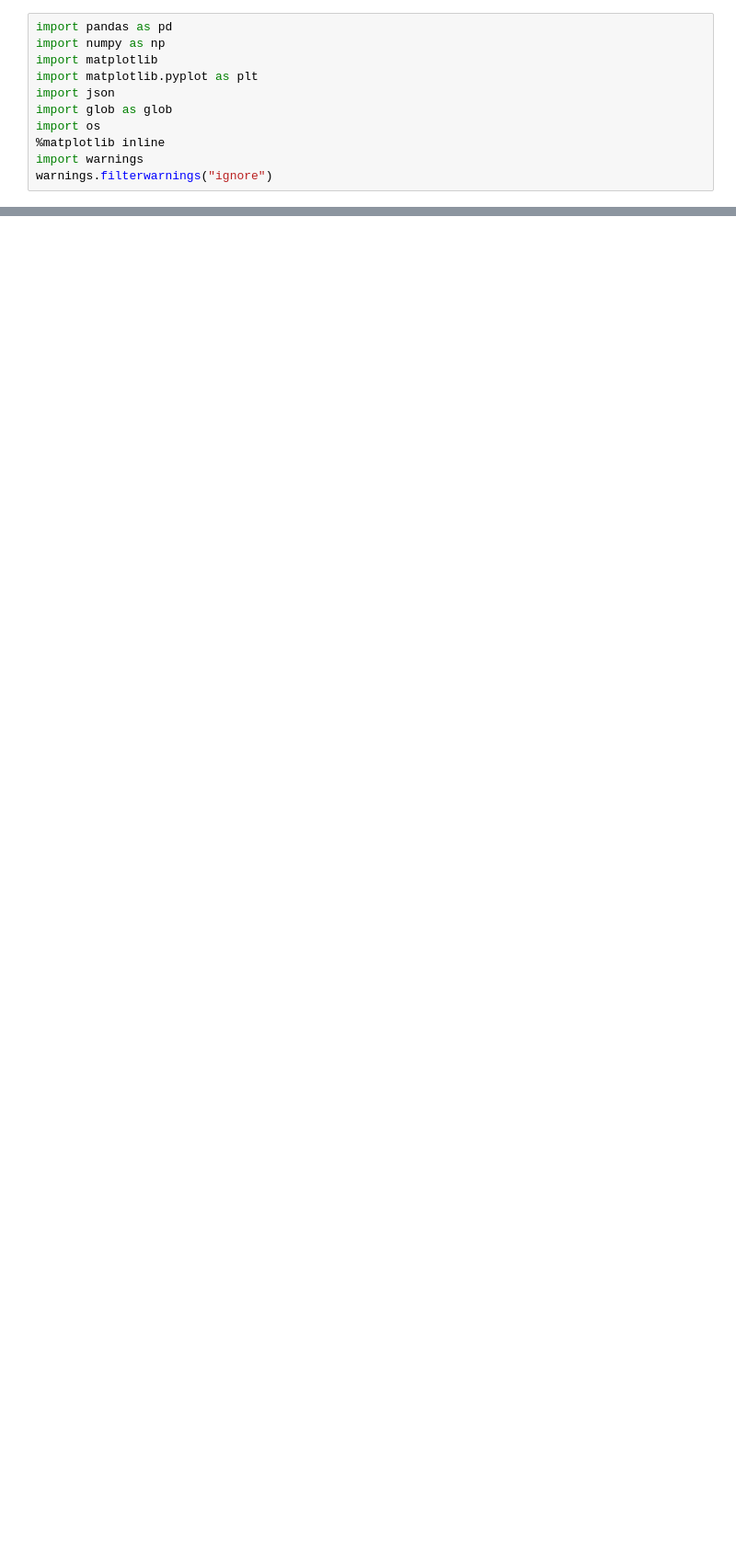
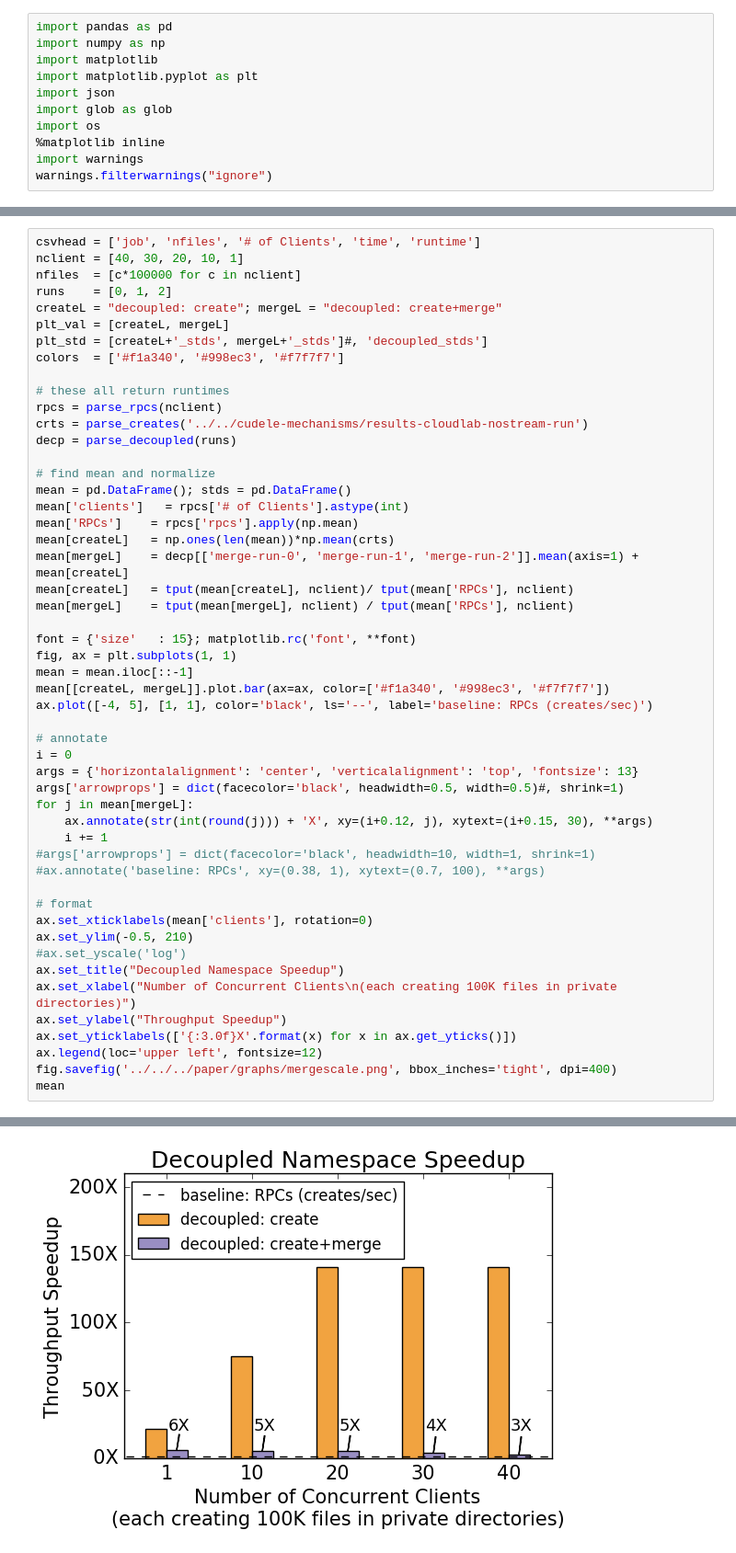
Before and after one commit to michaelsevilla/cudele-popper, a Jupyter notebook: experiments/cudele-mergescale/visualize/viz.ipynb, the cells around one changed output, grey strips where cells are left out. Shown at 92% size. Cells and saved outputs as stored; diff of their text form; blank space fills up the shorter version.

```diff
--- a/experiments/cudele-mergescale/visualize/viz.ipynb
+++ b/experiments/cudele-mergescale/visualize/viz.ipynb
@@ -103,0 +58,52 @@ fig.savefig('../../../paper/graphs/mergescale.png', bbox_inches='tight', dpi=400
+# %%
+csvhead = ['job', 'nfiles', '# of Clients', 'time', 'runtime']
+nclient = [40, 30, 20, 10, 1]
+nfiles  = [c*100000 for c in nclient]
+runs    = [0, 1, 2]
+createL = "decoupled: create"; mergeL = "decoupled: create+merge"
+plt_val = [createL, mergeL]
+plt_std = [createL+'_stds', mergeL+'_stds']#, 'decoupled_stds']
+colors  = ['#f1a340', '#998ec3', '#f7f7f7']
+
+# these all return runtimes
+rpcs = parse_rpcs(nclient)
+crts = parse_creates('../../cudele-mechanisms/results-cloudlab-nostream-run')
+decp = parse_decoupled(runs)
+
+# find mean and normalize
+mean = pd.DataFrame(); stds = pd.DataFrame()
+mean['clients']   = rpcs['# of Clients'].astype(int)
+mean['RPCs']    = rpcs['rpcs'].apply(np.mean)
+mean[createL]   = np.ones(len(mean))*np.mean(crts)
+mean[mergeL]    = decp[['merge-run-0', 'merge-run-1', 'merge-run-2']].mean(axis=1) + mean[createL]
+mean[createL]   = tput(mean[createL], nclient)/ tput(mean['RPCs'], nclient)
+mean[mergeL]    = tput(mean[mergeL], nclient) / tput(mean['RPCs'], nclient)
+
+font = {'size'   : 15}; matplotlib.rc('font', **font)
+fig, ax = plt.subplots(1, 1)
+mean = mean.iloc[::-1]
+mean[[createL, mergeL]].plot.bar(ax=ax, color=['#f1a340', '#998ec3', '#f7f7f7'])
+ax.plot([-4, 5], [1, 1], color='black', ls='--', label='baseline: RPCs (creates/sec)')
+
+# annotate
+i = 0
+args = {'horizontalalignment': 'center', 'verticalalignment': 'top', 'fontsize': 13}
+args['arrowprops'] = dict(facecolor='black', headwidth=0.5, width=0.5)#, shrink=1)
+for j in mean[mergeL]:
+    ax.annotate(str(int(round(j))) + 'X', xy=(i+0.12, j), xytext=(i+0.15, 30), **args)
+    i += 1
+#args['arrowprops'] = dict(facecolor='black', headwidth=10, width=1, shrink=1)
+#ax.annotate('baseline: RPCs', xy=(0.38, 1), xytext=(0.7, 100), **args)
+
+# format
+ax.set_xticklabels(mean['clients'], rotation=0)
+ax.set_ylim(-0.5, 210)
+#ax.set_yscale('log')
+ax.set_title("Decoupled Namespace Speedup")
+ax.set_xlabel("Number of Concurrent Clients\n(each creating 100K files in private directories)")
+ax.set_ylabel("Throughput Speedup")
+ax.set_yticklabels(['{:3.0f}X'.format(x) for x in ax.get_yticks()])
+ax.legend(loc='upper left', fontsize=12)
+fig.savefig('../../../paper/graphs/mergescale.png', bbox_inches='tight', dpi=400)
+mean
+# %% [output]
@@ -103,0 +116 @@ fig.savefig('../../../paper/graphs/mergescale.png', bbox_inches='tight', dpi=400
+[figure, added]
```
Also changed, not shown: parts of 4 cells of this notebook, 18 other files.
